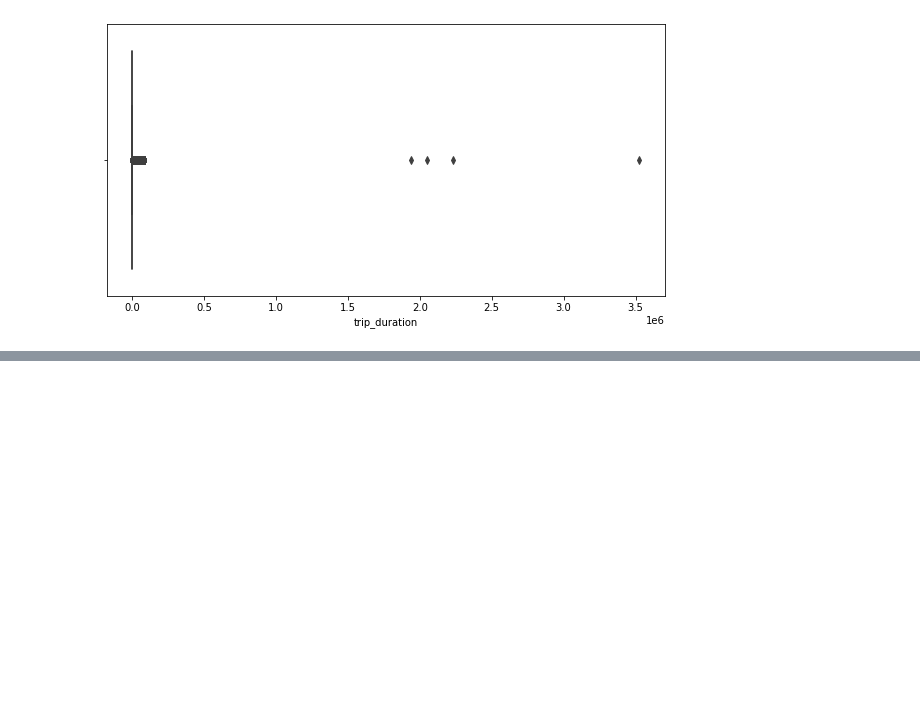
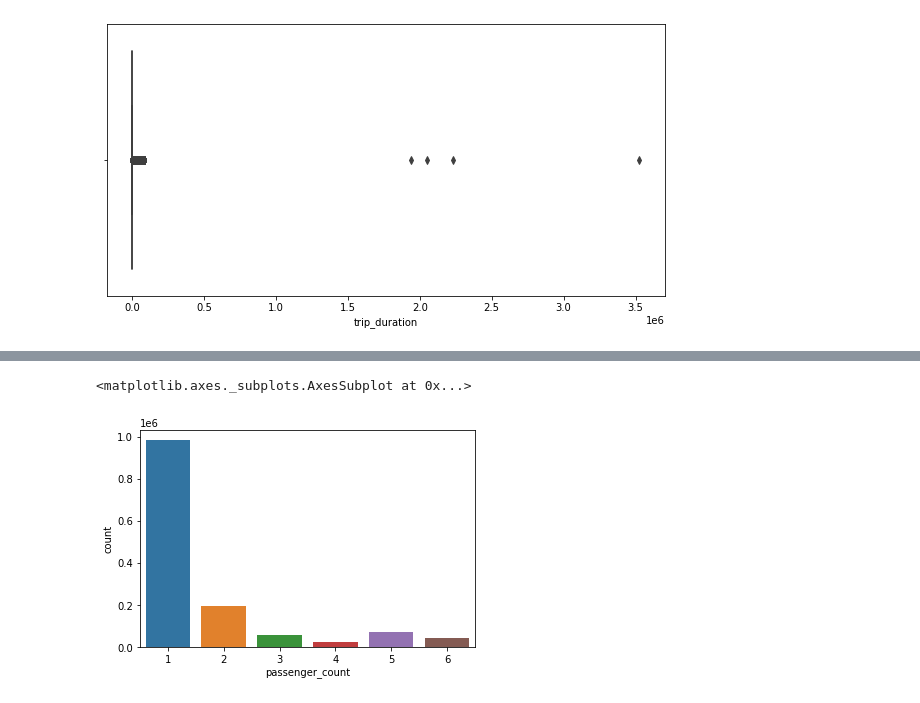
Before and after one commit to Ajay0110/NYC-Taxi-Trip-Time-Prediction, a Jupyter notebook: NYC_Taxi_Trip_Time_Prediction_Capstone_Project.ipynb, the cells around one changed output, grey strips where cells are left out. Saved outputs shown, nothing was run; the diff lists cells and outputs as text; code cells hidden in the pictures; blank space fills up the shorter version.

```diff
--- a/NYC_Taxi_Trip_Time_Prediction_Capstone_Project.ipynb
+++ b/NYC_Taxi_Trip_Time_Prediction_Capstone_Project.ipynb
@@ -316,0 +336,5 @@ print("100 percentile value is ",duration[-1])
+# %%
+sns.countplot(x='passenger_count',data=taxi_df)
+# %% [output]
+<matplotlib.axes._subplots.AxesSubplot at 0x...>
+[figure, added]
```
Also changed, not shown: parts of 44 cells of this notebook.
